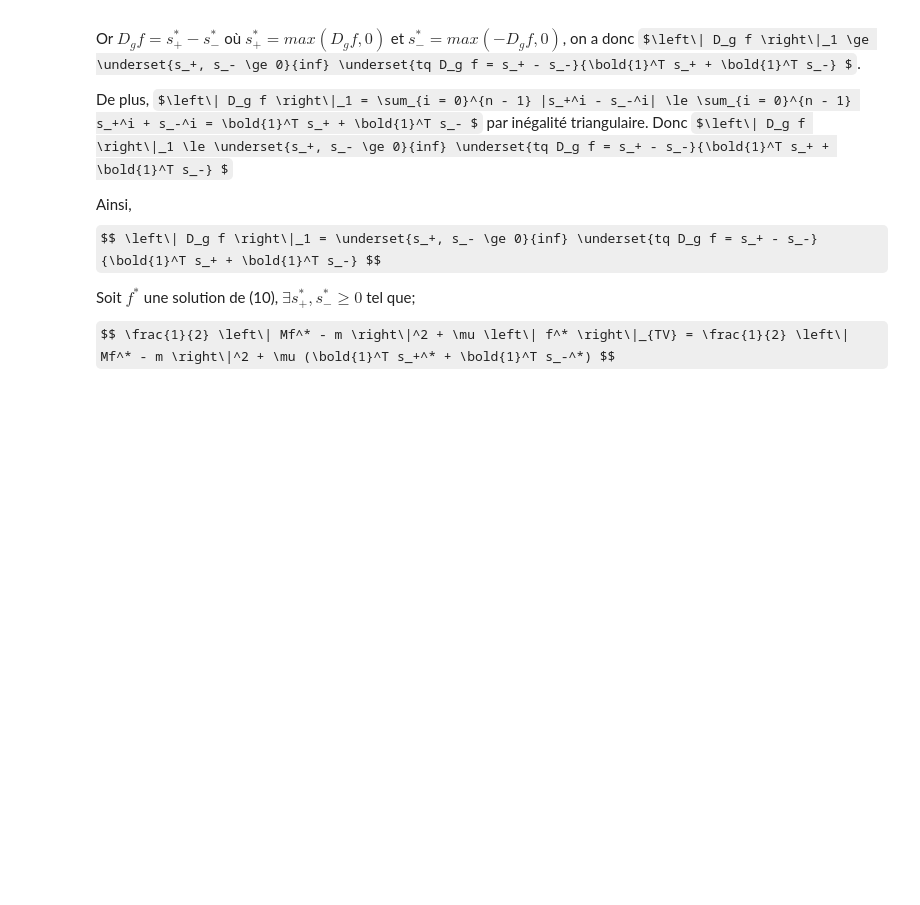
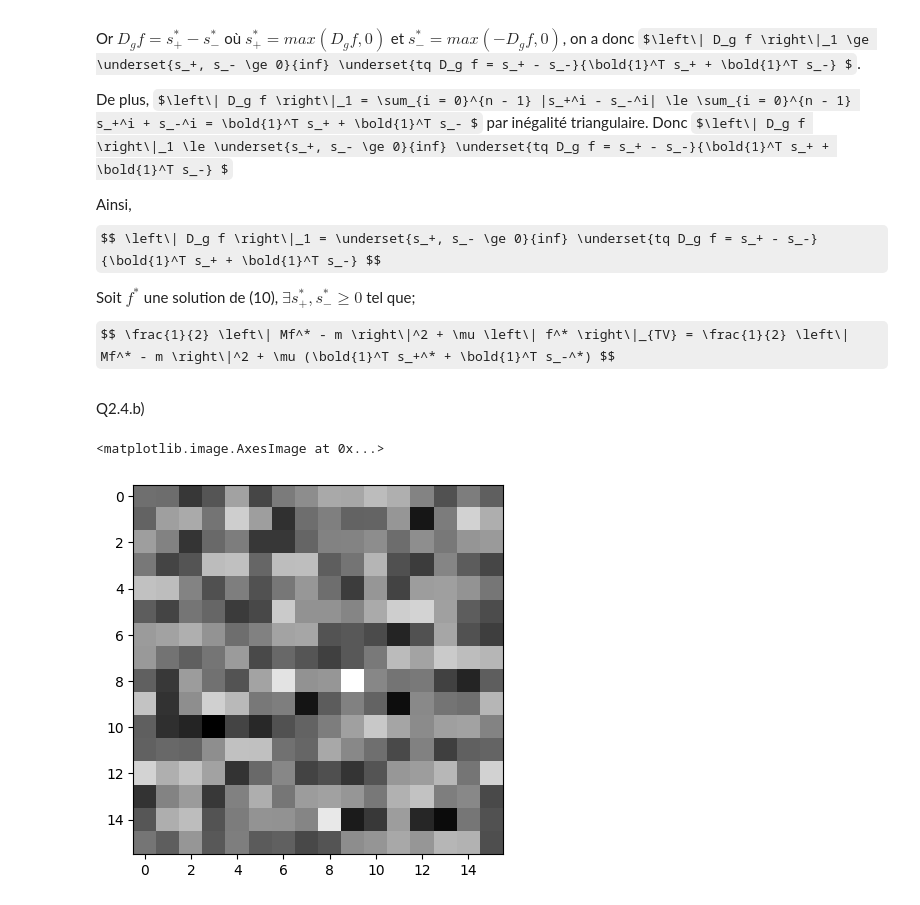
Before and after one commit to VDeumier/Projet_UE11, a Jupyter notebook: projet-opti-ts/X-Ray Tomography.ipynb, the cells around one changed output. Cells and saved outputs as stored; diff of their text form; code cells hidden in the pictures; some formulas as TeX source; blank space fills up the shorter version.

```diff
--- a/projet-opti-ts/X-Ray Tomography.ipynb
+++ b/projet-opti-ts/X-Ray Tomography.ipynb
@@ -376,3 +376,25 @@ $$ \left\| D_g f \right\|_1 = \underset{s_+, s_- \ge 0}{inf} \underset{tq D_g f
 Soit $f^*$ une solution de (10), $\exists s_+^*, s_-^* \ge 0$ tel que;
 
 $$ \frac{1}{2} \left\| Mf^* - m \right\|^2 + \mu \left\| f^* \right\|_{TV} = \frac{1}{2} \left\| Mf^* - m \right\|^2 + \mu (\bold{1}^T s_+^* + \bold{1}^T s_-^*) $$
+# %% [markdown]
+Q2.4.b)
+# %%
+def prox_mu_h1(f, mu):
+    return 1 / (1 + 2 * mu) * f
+def h1(f):
+    return np.linalg.norm(f, 2)**2
+def grad(f):
+    return np.dot(np.transpose(M), np.dot(M, f) - m)
+x0=np.ones(256)
+L=2
+mu=1/2
+n_iter=1000
+x=x0
+assert mu<=1/L
+for i in range(n_iter):
+  x=prox_mu_h1(x-mu*grad(x),mu)
+sol=x.real.reshape(16,16)
+plt.imshow(sol,cmap='gray')
+# %% [output]
+<matplotlib.image.AxesImage at 0x...>
+[figure, added]
```
Also changed, not shown: parts of 2 cells of this notebook.
